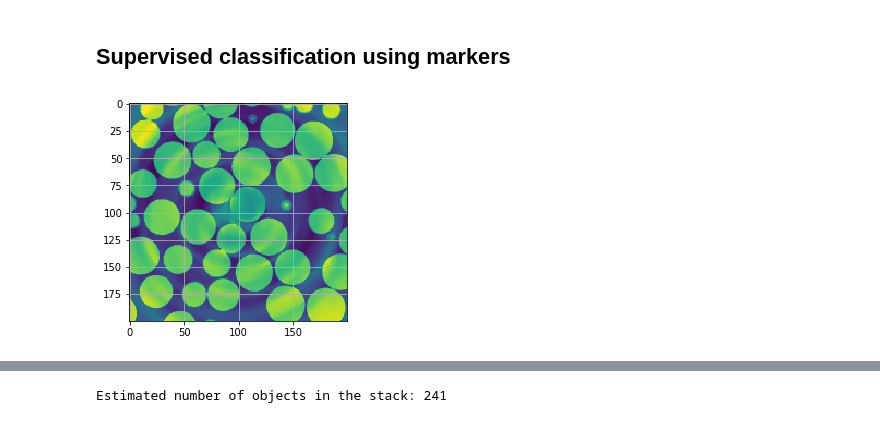
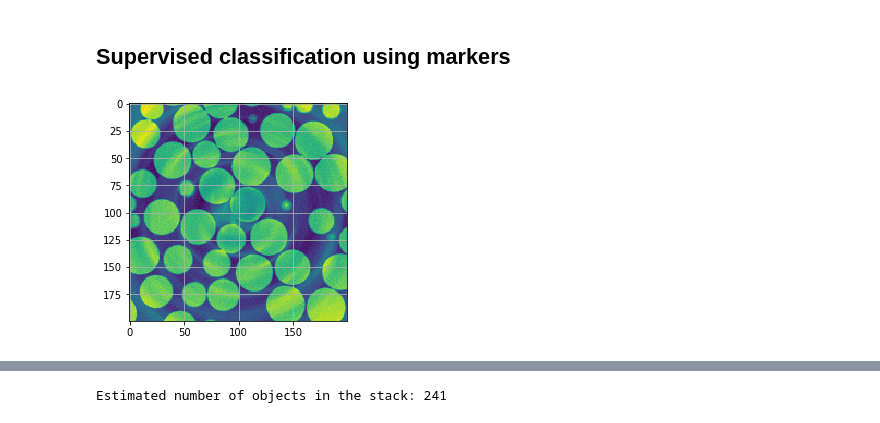
Before and after one commit to CameraIA/dipmicroct, a Jupyter notebook: partII/02_machineLearning.ipynb, the cells around one changed output, grey strips where cells are left out. Cells and saved outputs as stored; diff of their text form; code cells hidden in the pictures.

```diff
--- a/partII/02_machineLearning.ipynb
+++ b/partII/02_machineLearning.ipynb
@@ -115,11 +71,11 @@ image_itk = itk.GetImageFromArray(labeled_edt.astype(np.uint8))
 ## Supervised classification using markers
 # %%
 from skimage import segmentation as seg
-b = bilat[n,:,:]
+b = img[len(img)//2,:,:]
 plt.imshow(b)
 plt.grid()
 # %% [output]
-[figure, old version]
+[figure, new version]
 # %%
 #2D version
 markers = (25, 30)  # Experiment with other markers
```
Also changed, not shown: parts of 26 cells of this notebook, 2 other files.
